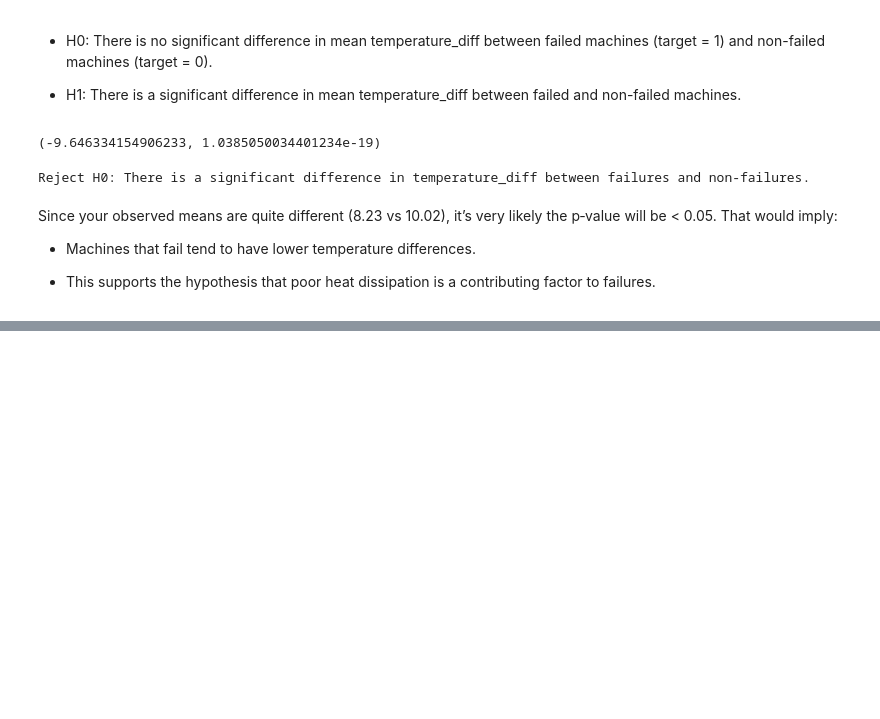
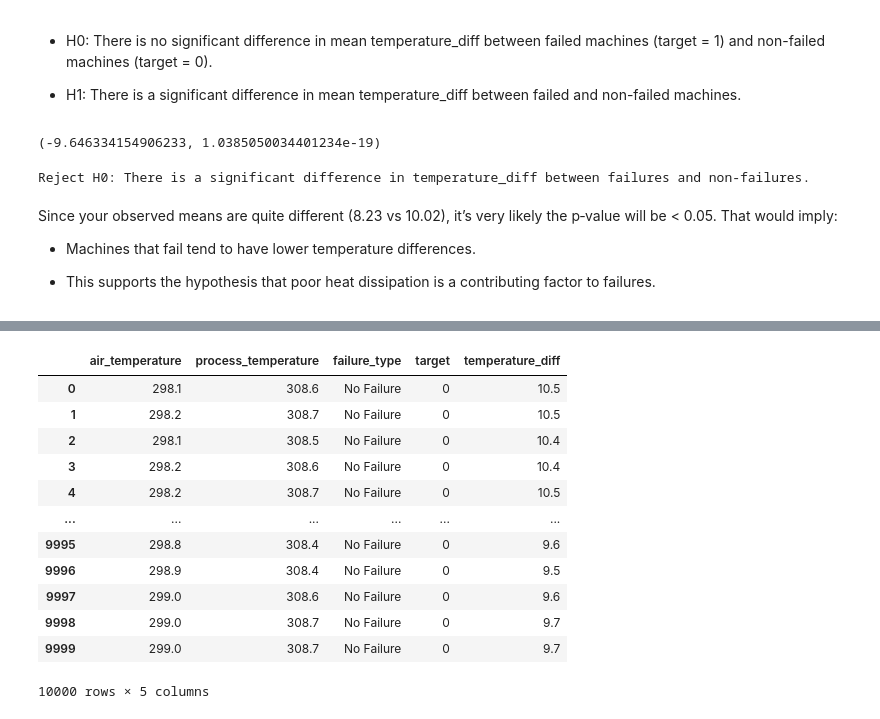
Before and after one commit to deb-cod/April-25-G2-Capstone-Project, a Jupyter notebook: EDA/Exploratory_Data_Analysis.ipynb, the cells around one changed output, grey strips where cells are left out. Saved outputs shown, nothing was run; the diff lists cells and outputs as text; code cells hidden in the pictures; blank space fills up the shorter version.

```diff
--- a/EDA/Exploratory_Data_Analysis.ipynb
+++ b/EDA/Exploratory_Data_Analysis.ipynb
@@ -383,0 +412,16 @@ That would imply:
+# %%
+df_temp()
+# %% [output]
+|  | air_temperature | process_temperature | failure_type | target | temperature_diff |
+| 0 | 298.1 | 308.6 | No Failure | 0 | 10.5 |
+| 1 | 298.2 | 308.7 | No Failure | 0 | 10.5 |
+| 2 | 298.1 | 308.5 | No Failure | 0 | 10.4 |
+| 3 | 298.2 | 308.6 | No Failure | 0 | 10.4 |
+| 4 | 298.2 | 308.7 | No Failure | 0 | 10.5 |
+| ... | ... | ... | ... | ... | ... |
+| 9995 | 298.8 | 308.4 | No Failure | 0 | 9.6 |
+| 9996 | 298.9 | 308.4 | No Failure | 0 | 9.5 |
+| 9997 | 299.0 | 308.6 | No Failure | 0 | 9.6 |
+| 9998 | 299.0 | 308.7 | No Failure | 0 | 9.7 |
+| 9999 | 299.0 | 308.7 | No Failure | 0 | 9.7 |
+10000 rows × 5 columns
```
Also changed, not shown: parts of 13 cells of this notebook.
